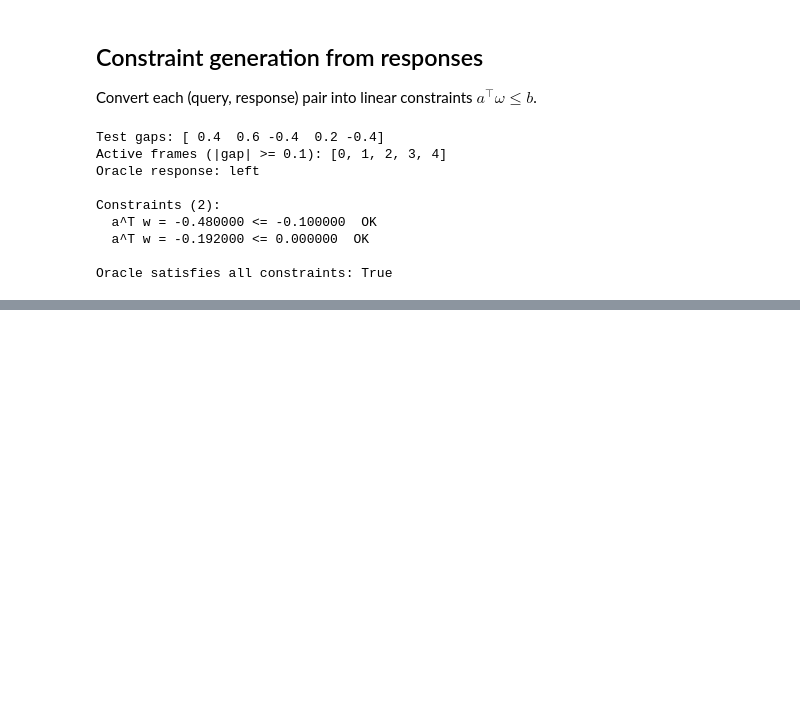
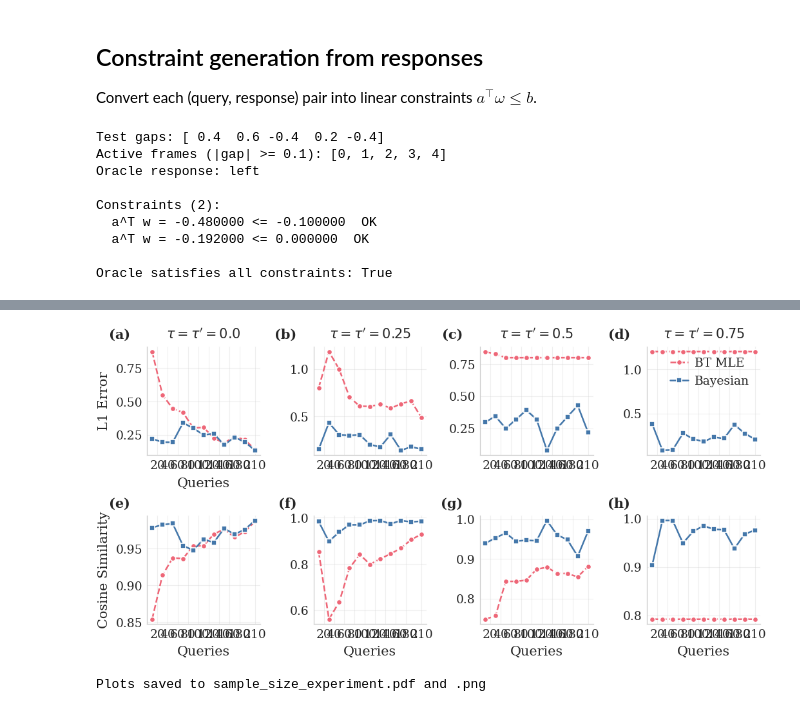
Before and after one commit to michelleeesi/topmodel, a Jupyter notebook: learning-algo/capturing_randomness.ipynb, the cells around one changed output, grey strips where cells are left out. Drawn from its saved outputs; the diff is of its cells as text; code cells hidden in the pictures; blank space fills up the shorter version.

```diff
--- a/learning-algo/capturing_randomness.ipynb
+++ b/learning-algo/capturing_randomness.ipynb
@@ -462,7 +457,7 @@ responses = []
 for _ in range(n_trials):
     r = predict_response_noisy(
         query, weights,
-        noise_fn=logistic_noise(scale=1.0),
+        noise_fn=create_noise_fn('logistic', scale_delta=1.0),
         tau=0.0, tau_prime=0.0, lambda_x=1.0, V=None
     )
     responses.append(r)
@@ -3550,0 +2612,70 @@ NameError: name 'grid_df' is not defined
+# %%
+# ============================================================================
+# PLOT: Sample Size vs Performance (Publication Quality)
+# ============================================================================
+
+from style import (paper_style, DOUBLE_COLUMN, plot_comparison,
+                   COLOR_A, COLOR_B, add_subplot_labels, savefig)
+
+with paper_style(width=DOUBLE_COLUMN, aspect=0.5, font_size=10):
+    fig, axes = plt.subplots(2, 4, figsize=(DOUBLE_COLUMN, DOUBLE_COLUMN * 0.5))
+
+    for i, tau_val in enumerate(TAU_VALUES):
+        # L1 error plot (top row)
+        ax1 = axes[0, i]
+        plot_comparison(
+            ax1,
+            results[tau_val]['sample_sizes'],
+            results[tau_val]['bt_l1'],
+            results[tau_val]['bayes_l1'],
+            label_a='BT MLE',
+            label_b='Bayesian',
+            color_a=COLOR_B,  # red for BT
+            color_b=COLOR_A,  # blue for Bayesian
+            marker_a='o',
+            marker_b='s',
+            linestyle_a='--',
+            linestyle_b='-',
+            markersize=4,
+        )
+
+        ax1.set_xlabel('Queries' if i == 0 else '')
+        ax1.set_ylabel('L1 Error' if i == 0 else '')
+        ax1.set_title(f"$\\tau = \\tau' = {tau_val}$")
+        if i == 3:
+            ax1.legend(loc='upper right')
+        ax1.set_xticks([20, 40, 60, 80, 100, 120, 140, 160, 180,210])
+
+        # Cosine similarity plot (bottom row)
+        ax2 = axes[1, i]
+        plot_comparison(
+            ax2,
+            results[tau_val]['sample_sizes'],
+            results[tau_val]['bt_cos'],
+            results[tau_val]['bayes_cos'],
+            label_a='BT MLE',
+            label_b='Bayesian',
+            color_a=COLOR_B,
+            color_b=COLOR_A,
+            marker_a='o',
+            marker_b='s',
+            linestyle_a='--',
+            linestyle_b='-',
+            markersize=4,
+        )
+
+        ax2.set_xlabel('Queries')
+        ax2.set_ylabel('Cosine Similarity' if i == 0 else '')
+        ax2.set_xticks([20, 40, 60, 80, 100, 120, 140, 160, 180,210])
+
+    # Add subplot labels
+    add_subplot_labels(axes, fontsize=10)
+
+    plt.tight_layout()
+    savefig(fig, 'sample_size_experiment', formats=['pdf', 'png'])
+    plt.show()
+
+print("\nPlots saved to sample_size_experiment.pdf and .png")
+# %% [output]
+[figure, added]
+Plots saved to sample_size_experiment.pdf and .png
```
Also changed, not shown: parts of 24 cells of this notebook, 3 other files.
